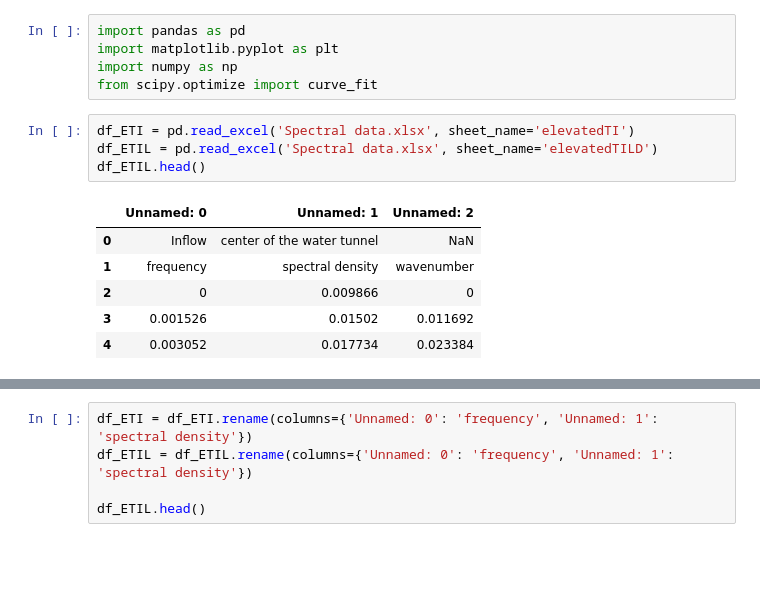
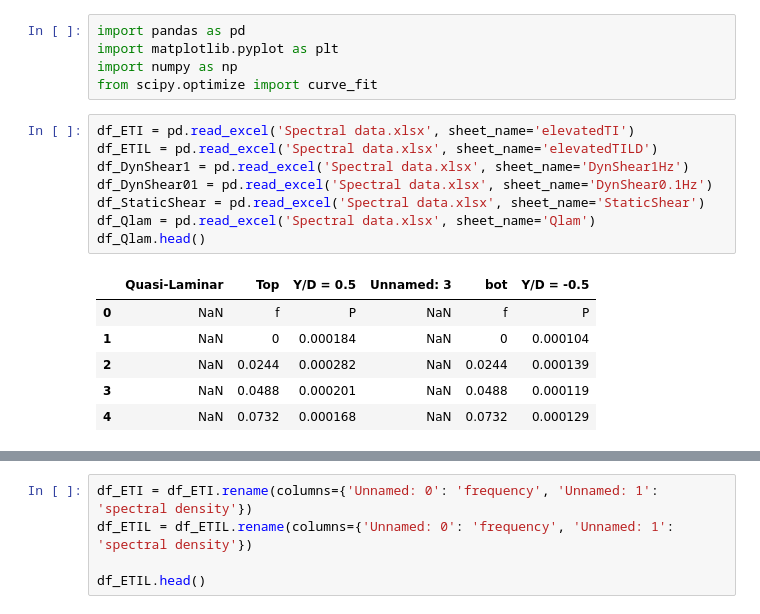
Before and after one commit to hosseinsz93/inflow-spectra-fitter, a Jupyter notebook: spectra.ipynb, the cells around one changed output, grey strips where cells are left out. Drawn from its saved outputs; the diff is of its cells as text; blank space fills up the shorter version.

```diff
--- a/spectra.ipynb
+++ b/spectra.ipynb
@@ -6,11 +6,15 @@ from scipy.optimize import curve_fit
 # %%
 df_ETI = pd.read_excel('Spectral data.xlsx', sheet_name='elevatedTI')
 df_ETIL = pd.read_excel('Spectral data.xlsx', sheet_name='elevatedTILD')
-df_ETIL.head()
+df_DynShear1 = pd.read_excel('Spectral data.xlsx', sheet_name='DynShear1Hz')
+df_DynShear01 = pd.read_excel('Spectral data.xlsx', sheet_name='DynShear0.1Hz')
+df_StaticShear = pd.read_excel('Spectral data.xlsx', sheet_name='StaticShear')
+df_Qlam = pd.read_excel('Spectral data.xlsx', sheet_name='Qlam')
+df_Qlam.head()
 # %% [output]
-|  | Unnamed: 0 | Unnamed: 1 | Unnamed: 2 |
-| 0 | Inflow | center of the water tunnel | NaN |
-| 1 | frequency | spectral density | wavenumber |
-| 2 | 0 | 0.009866 | 0 |
-| 3 | 0.001526 | 0.01502 | 0.011692 |
-| 4 | 0.003052 | 0.017734 | 0.023384 |
+|  | Quasi-Laminar | Top | Y/D = 0.5 | Unnamed: 3 | bot | Y/D = -0.5 |
+| 0 | NaN | f | P | NaN | f | P |
+| 1 | NaN | 0 | 0.000184 | NaN | 0 | 0.000104 |
+| 2 | NaN | 0.0244 | 0.000282 | NaN | 0.0244 | 0.000139 |
+| 3 | NaN | 0.0488 | 0.000201 | NaN | 0.0488 | 0.000119 |
+| 4 | NaN | 0.0732 | 0.000168 | NaN | 0.0732 | 0.000129 |
```
Also changed, not shown: parts of 53 cells of this notebook, 7 other files.
